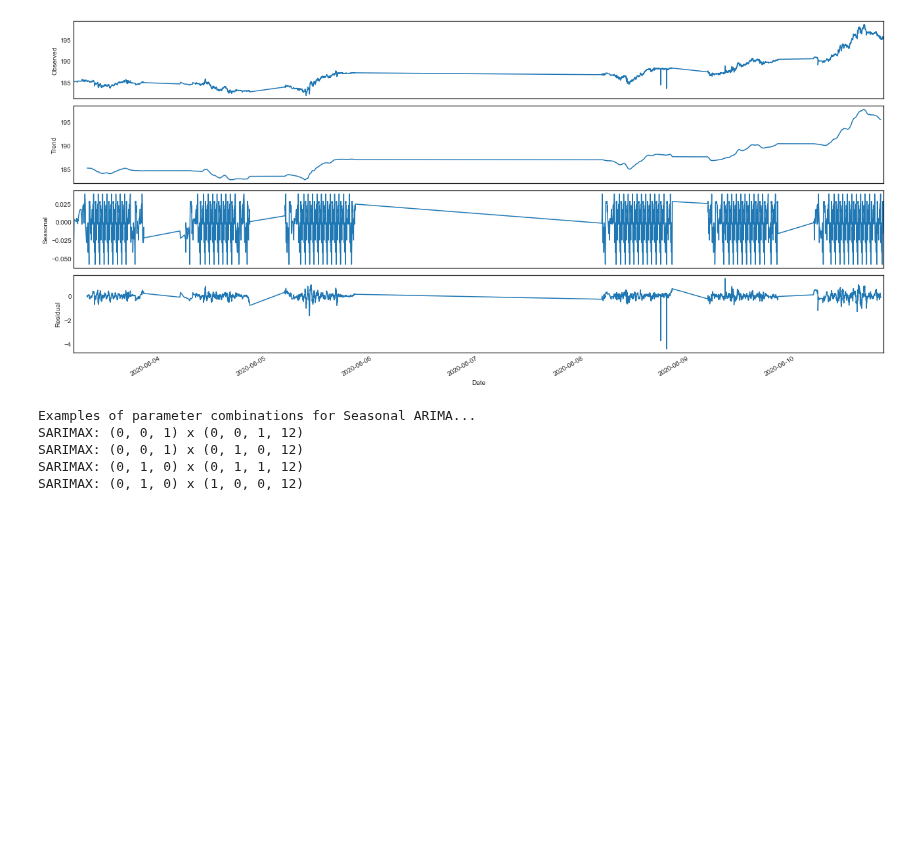
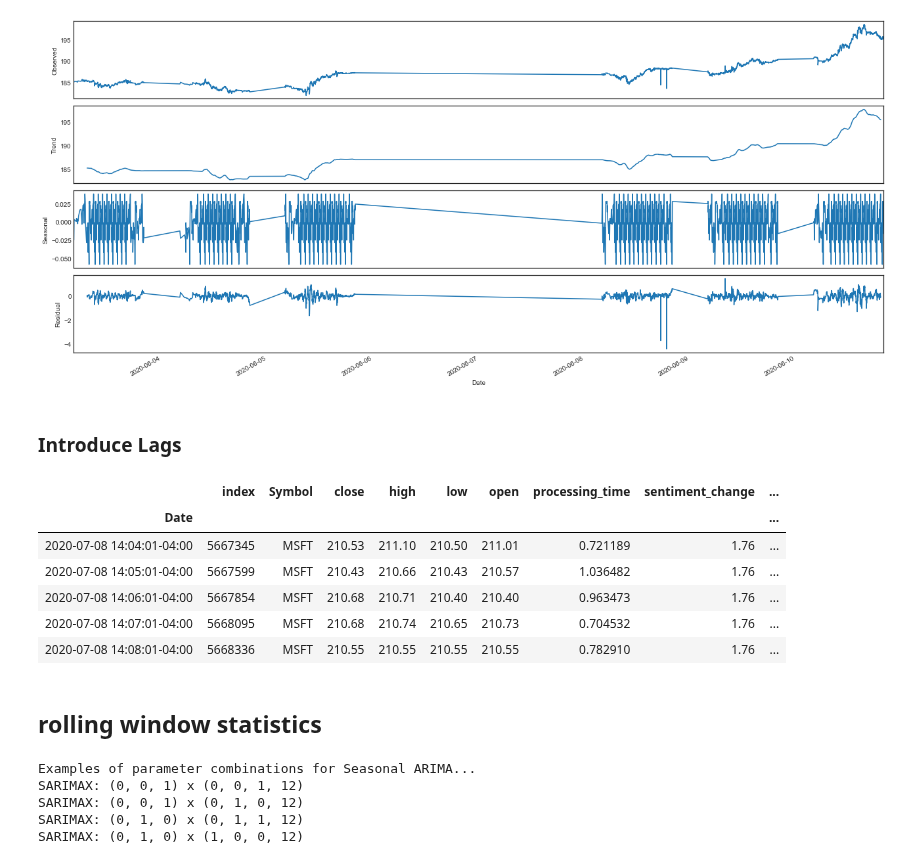
Before and after one commit to jcanque777/stock_market_data_prediction, a Jupyter notebook: test_models.ipynb, the cells around one changed output. Saved outputs shown, nothing was run; the diff lists cells and outputs as text; code cells hidden in the pictures; blank space fills up the shorter version.

```diff
--- a/test_models.ipynb
+++ b/test_models.ipynb
@@ -2112,3 +2134,10 @@ fig = decomposition.plot()
 plt.show()
 # %% [output]
 [figure]
+# %% [markdown]
+### Introduce Lags
+# %%
+#Introduce lags
+lags = [1,2,3,6,12,24,36]
+for lag in lags:
+    df['sold_lag_'+str(lag)] = df.groupby(['id', 'item_id', 'dept_id', 'cat_id', 'store_id', 'state_id'],as_index=False)['sold'].shift(lag).astype(np.float16)
@@ -2114,0 +2146,18 @@ plt.show()
+# %%
+#Introduce lags
+lags = [1,2,3,6,12,24,36]
+for lag in lags:
+    msft_df['price_lag_'+str(lag)] = msft_df.groupby(['index','Symbol', 'processing_time', 'sentiment_change', 'trending_score', 'volume','volume_change', 'watchlist_count', 'watchlist_number']
+                                                     ,as_index=False)['close'].shift(lag).astype(np.float16)
+# %%
+msft_df.tail()
+# %% [output]
+|  | index | Symbol | close | high | low | open | processing_time | sentiment_change | ... |
+| Date |  |  |  |  |  |  |  |  | ... |
+| 2020-07-08 14:04:01-04:00 | 5667345 | MSFT | 210.53 | 211.10 | 210.50 | 211.01 | 0.721189 | 1.76 | ... |
+| 2020-07-08 14:05:01-04:00 | 5667599 | MSFT | 210.43 | 210.66 | 210.43 | 210.57 | 1.036482 | 1.76 | ... |
+| 2020-07-08 14:06:01-04:00 | 5667854 | MSFT | 210.68 | 210.71 | 210.40 | 210.40 | 0.963473 | 1.76 | ... |
+| 2020-07-08 14:07:01-04:00 | 5668095 | MSFT | 210.68 | 210.74 | 210.65 | 210.73 | 0.704532 | 1.76 | ... |
+| 2020-07-08 14:08:01-04:00 | 5668336 | MSFT | 210.55 | 210.55 | 210.55 | 210.55 | 0.782910 | 1.76 | ... |
+# %% [markdown]
+## rolling window statistics
```
Also changed, not shown: parts of 22 cells of this notebook.
